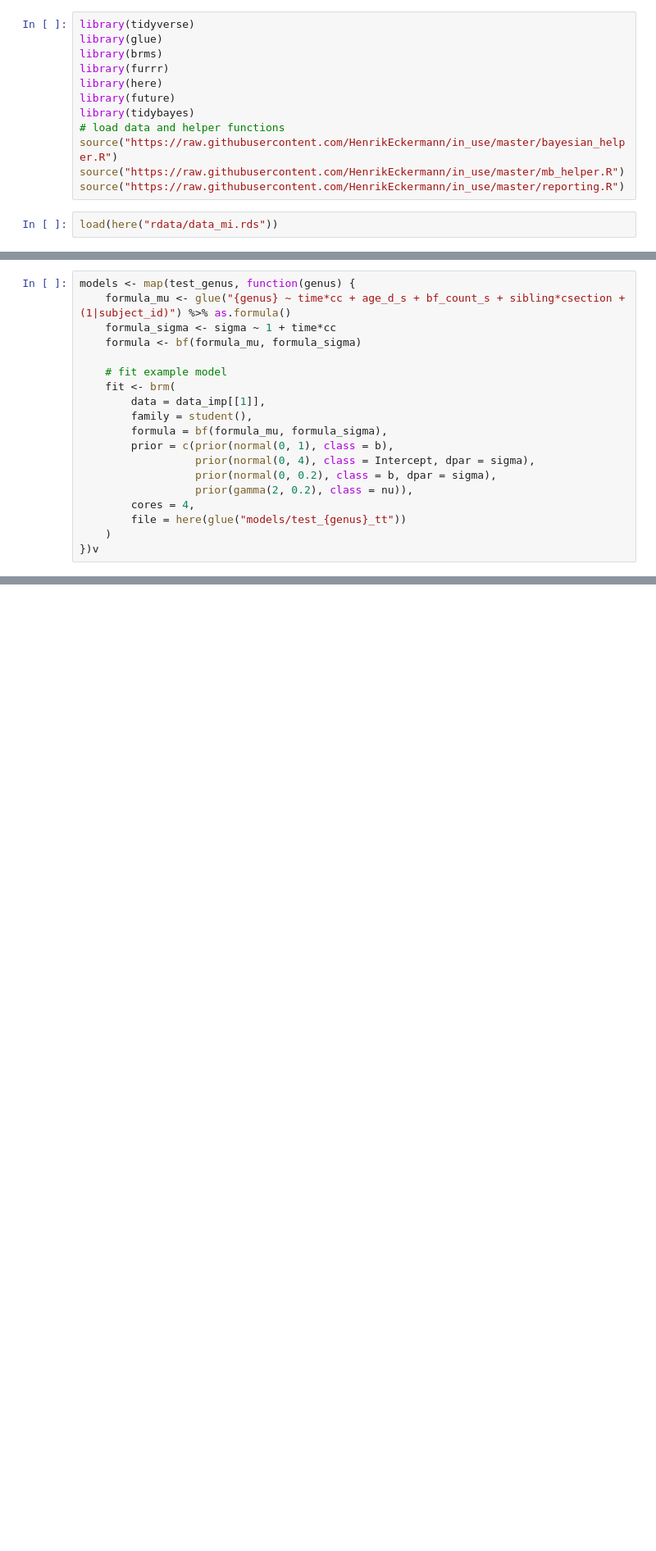
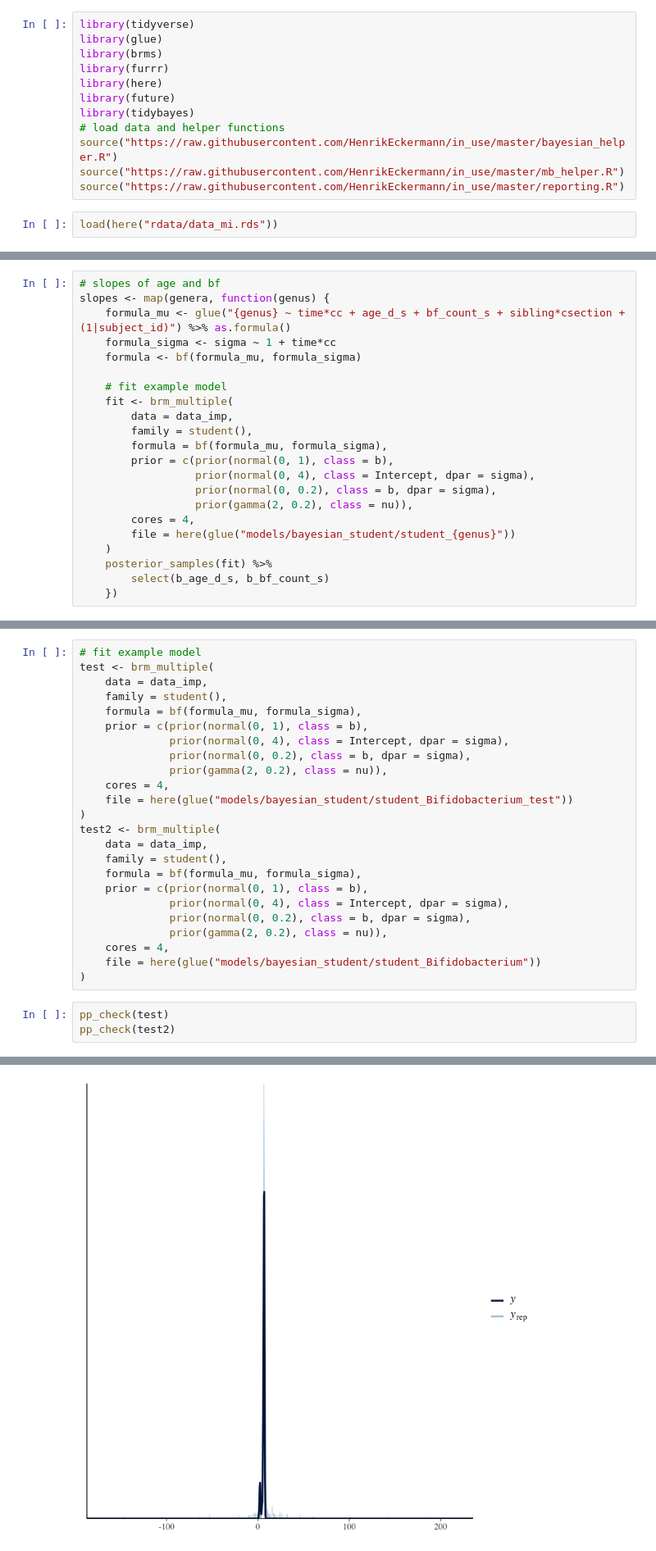
Before and after one commit to HenrikEckermann/bibo, a Jupyter notebook: notebooks/bayesian_diff_ab.ipynb, the cells around one changed output, grey strips where cells are left out. Shown at 82% size. Cells and saved outputs as stored; diff of their text form; blank space fills up the shorter version.

```diff
--- a/notebooks/bayesian_diff_ab.ipynb
+++ b/notebooks/bayesian_diff_ab.ipynb
@@ -55,12 +308,13 @@ genera <- colnames(data_imp[[1]])[29:158]
 # %%
-models <- map(test_genus, function(genus) {
+# slopes of age and bf
+slopes <- map(genera, function(genus) {
     formula_mu <- glue("{genus} ~ time*cc + age_d_s + bf_count_s + sibling*csection + (1|subject_id)") %>% as.formula()
     formula_sigma <- sigma ~ 1 + time*cc
     formula <- bf(formula_mu, formula_sigma)
 
     # fit example model
-    fit <- brm(
-        data = data_imp[[1]],
+    fit <- brm_multiple(
+        data = data_imp,
         family = student(),
         formula = bf(formula_mu, formula_sigma),
         prior = c(prior(normal(0, 1), class = b),
@@ -68,6 +322,8 @@ models <- map(test_genus, function(genus) {
                   prior(normal(0, 0.2), class = b, dpar = sigma),
                   prior(gamma(2, 0.2), class = nu)),
         cores = 4,
-        file = here(glue("models/test_{genus}_tt"))
+        file = here(glue("models/bayesian_student/student_{genus}"))
     )
-})v
+    posterior_samples(fit) %>%
+        select(b_age_d_s, b_bf_count_s)
+    })
@@ -266,0 +392,28 @@ plinp %>% gather() %>%
+# %%
+# fit example model
+test <- brm_multiple(
+    data = data_imp,
+    family = student(),
+    formula = bf(formula_mu, formula_sigma),
+    prior = c(prior(normal(0, 1), class = b),
+              prior(normal(0, 4), class = Intercept, dpar = sigma),
+              prior(normal(0, 0.2), class = b, dpar = sigma),
+              prior(gamma(2, 0.2), class = nu)),
+    cores = 4,
+    file = here(glue("models/bayesian_student/student_Bifidobacterium_test"))
+)
+test2 <- brm_multiple(
+    data = data_imp,
+    family = student(),
+    formula = bf(formula_mu, formula_sigma),
+    prior = c(prior(normal(0, 1), class = b),
+              prior(normal(0, 4), class = Intercept, dpar = sigma),
+              prior(normal(0, 0.2), class = b, dpar = sigma),
+              prior(gamma(2, 0.2), class = nu)),
+    cores = 4,
+    file = here(glue("models/bayesian_student/student_Bifidobacterium"))
+)
+# %%
+pp_check(test)
+pp_check(test2)
+# %% [output]
@@ -266,0 +422 @@ plinp %>% gather() %>%
+[figure, added]
```
Also changed, not shown: parts of 25 cells of this notebook, 5 other files.
